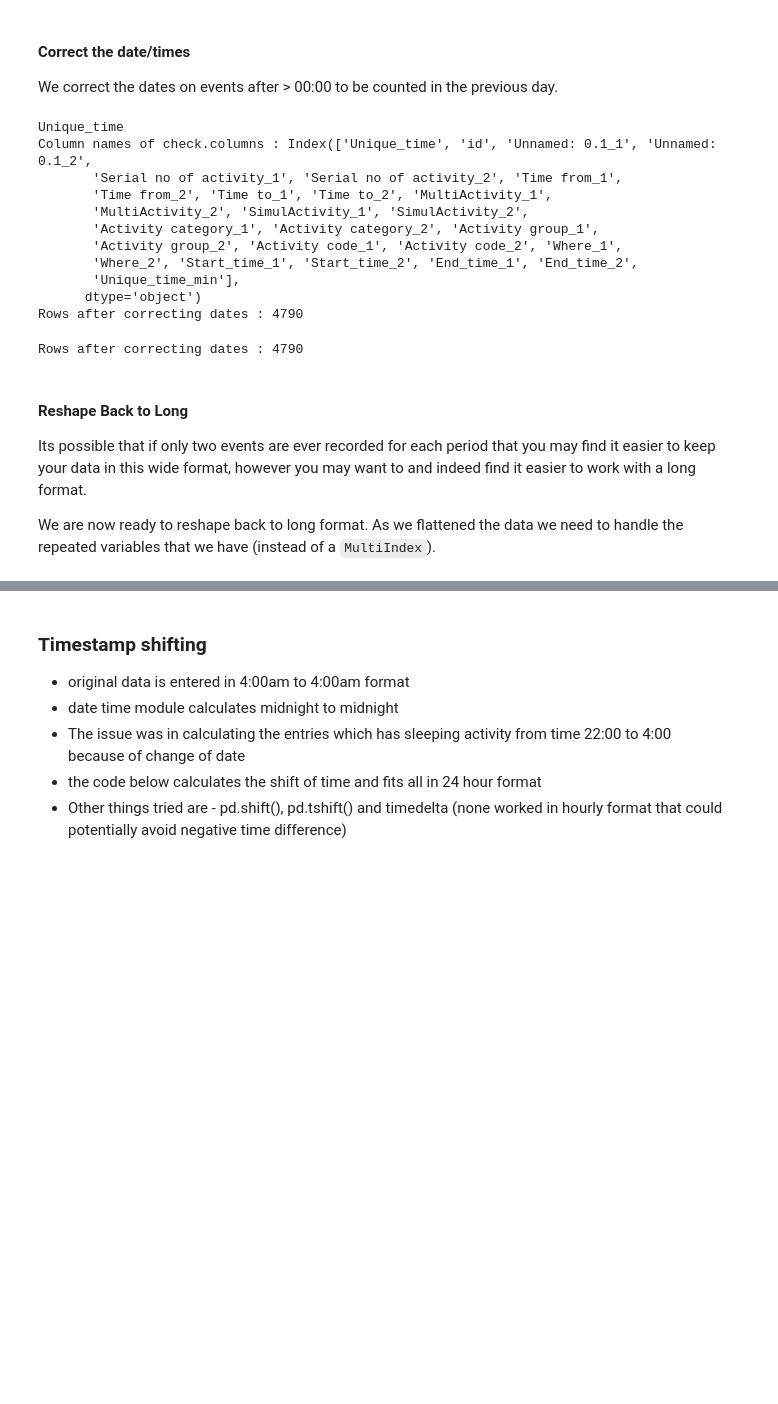
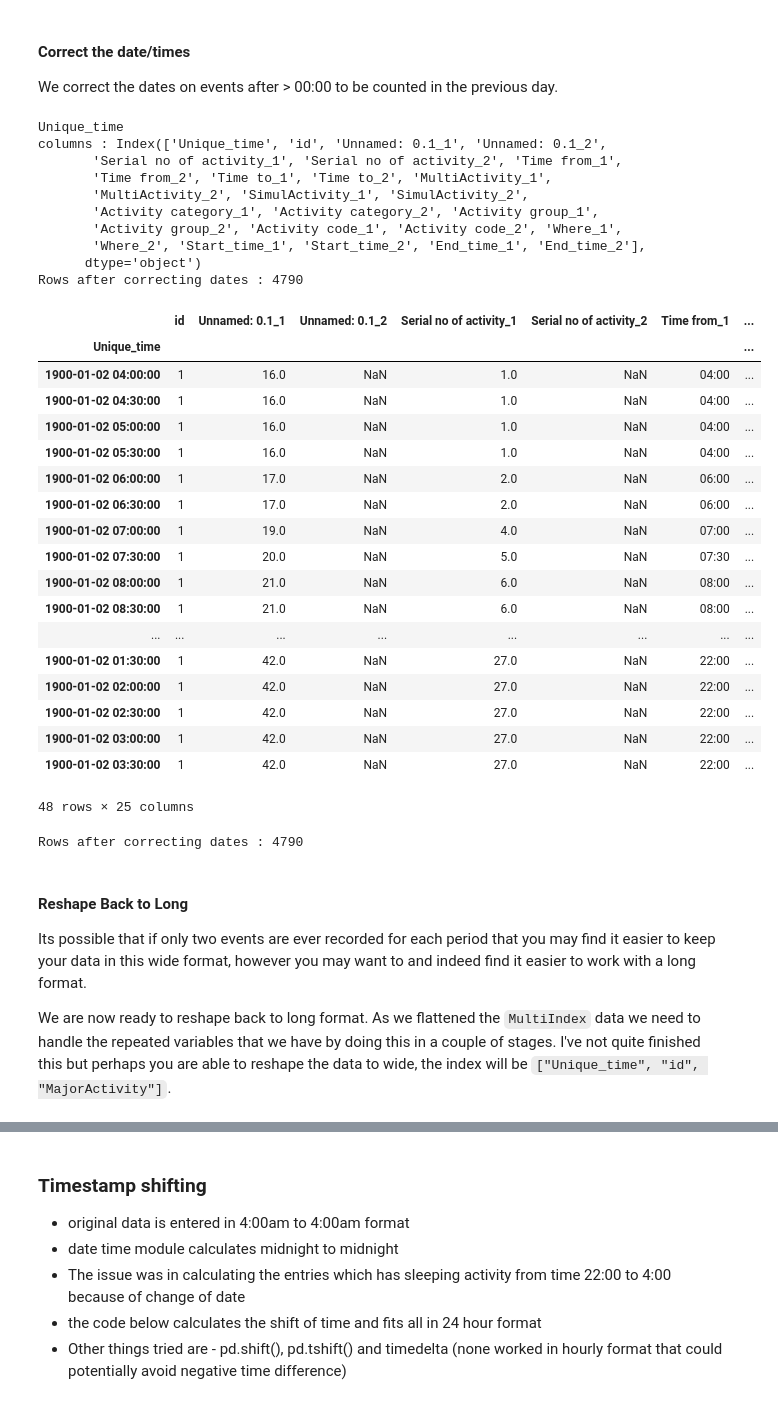
Before and after one commit to rjsayani/TUS_india, a Jupyter notebook: Rural_time_use_analysis_MH_v9.ipynb, the cells around one changed output, grey strips where cells are left out. Cells and saved outputs as stored; diff of their text form; code cells hidden in the pictures; blank space fills up the shorter version.

```diff
--- a/Rural_time_use_analysis_MH_v9.ipynb
+++ b/Rural_time_use_analysis_MH_v9.ipynb
@@ -498,20 +502,39 @@ Unique rows in WIDE format AFTER expanding   : 4790
 We correct the dates on events after > 00:00 to be counted in the previous day.
 # %%
 print(reshaped_expanded.index.name)
-corrected_dates = correct_dates(df=reshaped_expanded)
+corrected_dates = correct_dates(df=reshaped_expanded, unique="Unique_time")
 print(f"Rows after correcting dates : {len(corrected_dates.index)}")
+corrected_dates.loc[corrected_dates["id"] == 1]
 # %% [output]
 Unique_time
-Column names of check.columns : Index(['Unique_time', 'id', 'Unnamed: 0.1_1', 'Unnamed: 0.1_2',
+columns : Index(['Unique_time', 'id', 'Unnamed: 0.1_1', 'Unnamed: 0.1_2',
        'Serial no of activity_1', 'Serial no of activity_2', 'Time from_1',
        'Time from_2', 'Time to_1', 'Time to_2', 'MultiActivity_1',
        'MultiActivity_2', 'SimulActivity_1', 'SimulActivity_2',
        'Activity category_1', 'Activity category_2', 'Activity group_1',
        'Activity group_2', 'Activity code_1', 'Activity code_2', 'Where_1',
-       'Where_2', 'Start_time_1', 'Start_time_2', 'End_time_1', 'End_time_2',
-       'Unique_time_min'],
+       'Where_2', 'Start_time_1', 'Start_time_2', 'End_time_1', 'End_time_2'],
       dtype='object')
 Rows after correcting dates : 4790
+|  | id | Unnamed: 0.1_1 | Unnamed: 0.1_2 | Serial no of activity_1 | Serial no of activity_2 | Time from_1 | ... |
+| Unique_time |  |  |  |  |  |  | ... |
+| 1900-01-02 04:00:00 | 1 | 16.0 | NaN | 1.0 | NaN | 04:00 | ... |
+| 1900-01-02 04:30:00 | 1 | 16.0 | NaN | 1.0 | NaN | 04:00 | ... |
+| 1900-01-02 05:00:00 | 1 | 16.0 | NaN | 1.0 | NaN | 04:00 | ... |
+| 1900-01-02 05:30:00 | 1 | 16.0 | NaN | 1.0 | NaN | 04:00 | ... |
+| 1900-01-02 06:00:00 | 1 | 17.0 | NaN | 2.0 | NaN | 06:00 | ... |
+| 1900-01-02 06:30:00 | 1 | 17.0 | NaN | 2.0 | NaN | 06:00 | ... |
+| 1900-01-02 07:00:00 | 1 | 19.0 | NaN | 4.0 | NaN | 07:00 | ... |
+| 1900-01-02 07:30:00 | 1 | 20.0 | NaN | 5.0 | NaN | 07:30 | ... |
+| 1900-01-02 08:00:00 | 1 | 21.0 | NaN | 6.0 | NaN | 08:00 | ... |
+| 1900-01-02 08:30:00 | 1 | 21.0 | NaN | 6.0 | NaN | 08:00 | ... |
+| ... | ... | ... | ... | ... | ... | ... | ... |
+| 1900-01-02 01:30:00 | 1 | 42.0 | NaN | 27.0 | NaN | 22:00 | ... |
+| 1900-01-02 02:00:00 | 1 | 42.0 | NaN | 27.0 | NaN | 22:00 | ... |
+| 1900-01-02 02:30:00 | 1 | 42.0 | NaN | 27.0 | NaN | 22:00 | ... |
+| 1900-01-02 03:00:00 | 1 | 42.0 | NaN | 27.0 | NaN | 22:00 | ... |
+| 1900-01-02 03:30:00 | 1 | 42.0 | NaN | 27.0 | NaN | 22:00 | ... |
+48 rows × 25 columns
 # %%
 # %% [output]
 Rows after correcting dates : 4790
@@ -521,5 +544,6 @@ Rows after correcting dates : 4790
 Its possible that if only two events are ever recorded for each period that you may find it easier to keep your data in
 this wide format, however you may want to and indeed find it easier to work with a long format.
 
-We are now ready to reshape back to long format. As we flattened the data we need to handle the repeated variables that
-we have (instead of a `MultiIndex`).
+We are now ready to reshape back to long format. As we flattened the `MultiIndex` data we need to handle the repeated
+variables that we have by doing this in a couple of stages.  I've not quite finished this but perhaps you are able to
+reshape the data to wide, the index will be `["Unique_time", "id", "MajorActivity"]`.
```
Also changed, not shown: parts of 4 cells of this notebook.
